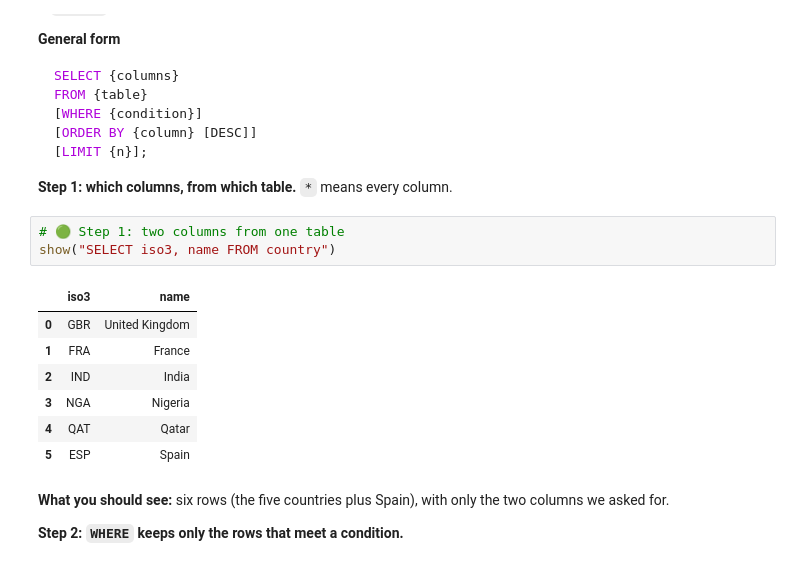
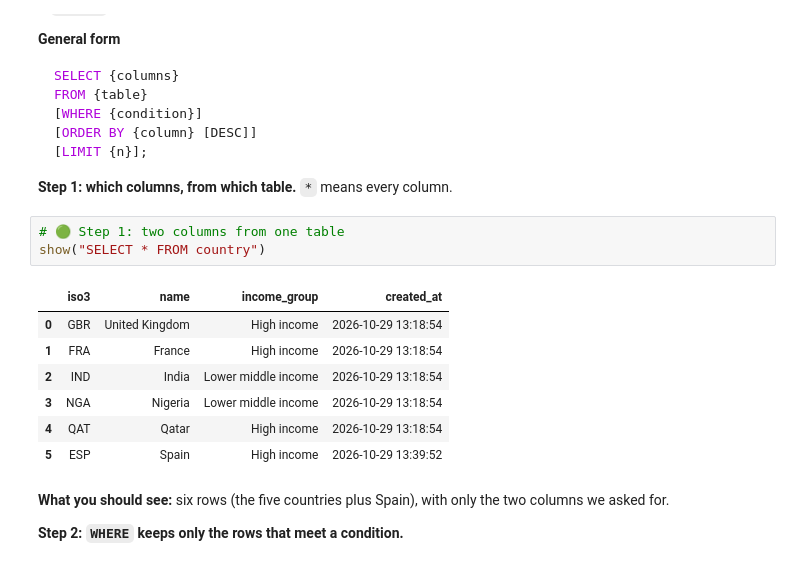
Before and after one commit to LeonardooAlves/LSE-ST445, a Jupyter notebook: Week 5/1_st445_week5_lab1_sqlite.ipynb, the cells around one changed output. Saved outputs shown, nothing was run; the diff lists cells and outputs as text.

```diff
--- a/Week 5/1_st445_week5_lab1_sqlite.ipynb
+++ b/Week 5/1_st445_week5_lab1_sqlite.ipynb
@@ -569,15 +606,15 @@ FROM {table}
 **Step 1: which columns, from which table.** `*` means every column.
 # %%
 # 🟢 Step 1: two columns from one table
-show("SELECT iso3, name FROM country")
+show("SELECT * FROM country")
 # %% [output]
-|  | iso3 | name |
-| 0 | GBR | United Kingdom |
-| 1 | FRA | France |
-| 2 | IND | India |
-| 3 | NGA | Nigeria |
-| 4 | QAT | Qatar |
-| 5 | ESP | Spain |
+|  | iso3 | name | income_group | created_at |
+| 0 | GBR | United Kingdom | High income | 2026-10-29 13:18:54 |
+| 1 | FRA | France | High income | 2026-10-29 13:18:54 |
+| 2 | IND | India | Lower middle income | 2026-10-29 13:18:54 |
+| 3 | NGA | Nigeria | Lower middle income | 2026-10-29 13:18:54 |
+| 4 | QAT | Qatar | High income | 2026-10-29 13:18:54 |
+| 5 | ESP | Spain | High income | 2026-10-29 13:39:52 |
 # %% [markdown]
 **What you should see:** six rows (the five countries plus Spain), with only the two columns we asked for.
 
```
Also changed, not shown: parts of 25 cells of this notebook.
